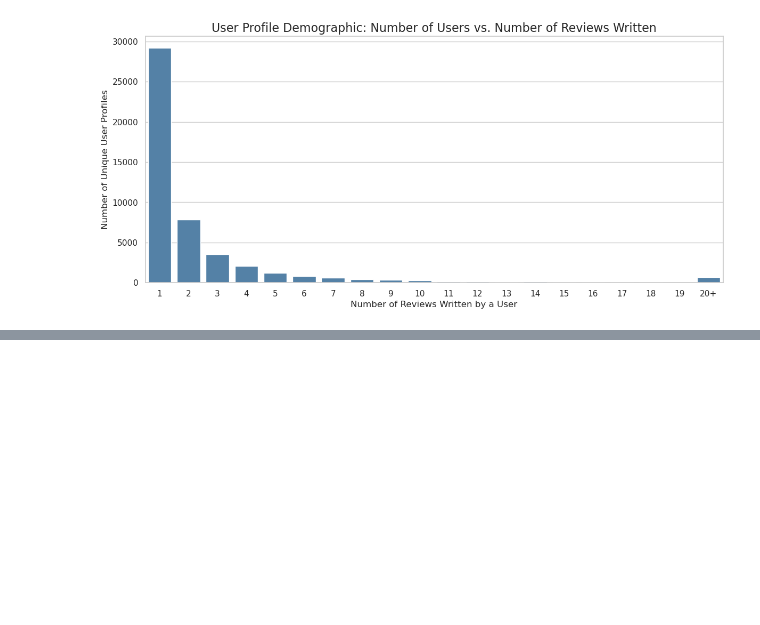
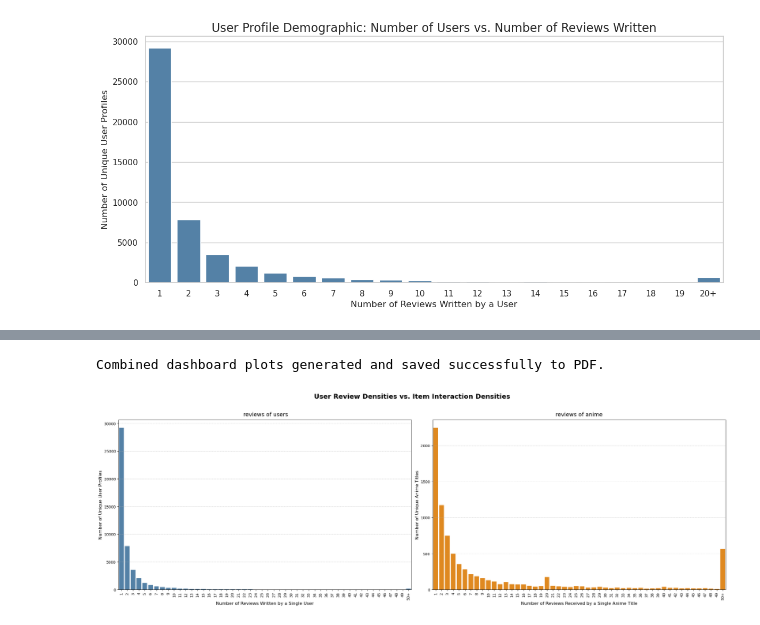
Before and after one commit to W-Vermeersch/Scalable, a Jupyter notebook: notebooks/collaboratif_plot.ipynb, the cells around one changed output, grey strips where cells are left out. Cells and saved outputs as stored; diff of their text form; code cells hidden in the pictures; blank space fills up the shorter version.

```diff
--- a/notebooks/collaboratif_plot.ipynb
+++ b/notebooks/collaboratif_plot.ipynb
@@ -173,0 +249,49 @@ Best RegParam chosen: 0.4
+# %%
+import matplotlib.pyplot as plt
+import seaborn as sns
+import os
+
+user_counts_df = start_data.groupBy("user_id").agg(F.count("anime_id").alias("review_count"))
+user_distribution = user_counts_df.groupBy("review_count").agg(F.count("user_id").alias("num_users")).toPandas()
+
+user_distribution['display_count'] = user_distribution['review_count'].apply(lambda x: str(x) if x < 50 else '50+')
+chart1_data = user_distribution.groupby('display_count')['num_users'].sum().reset_index()
+
+chart1_data['sort_key'] = chart1_data['display_count'].apply(lambda x: int(x) if x != '50+' else 999)
+chart1_data = chart1_data.sort_values('sort_key').reset_index(drop=True)
+
+anime_counts_df = start_data.groupBy("anime_id").agg(F.count("user_id").alias("review_count"))
+anime_distribution = anime_counts_df.groupBy("review_count").agg(F.count("anime_id").alias("num_animes")).toPandas()
+
+anime_distribution['display_count'] = anime_distribution['review_count'].apply(lambda x: str(x) if x < 50 else '50+')
+chart2_data = anime_distribution.groupby('display_count')['num_animes'].sum().reset_index()
+
+chart2_data['sort_key'] = chart2_data['display_count'].apply(lambda x: int(x) if x != '50+' else 999)
+chart2_data = chart2_data.sort_values('sort_key').reset_index(drop=True)
+
+fig, axes = plt.subplots(nrows=1, ncols=2, figsize=(24, 8))
+
+sns.barplot(data=chart1_data, x="display_count", y="num_users", color="steelblue", ax=axes[0])
+axes[0].set_title(" reviews of users", fontsize=15, pad=10)
+axes[0].set_xlabel("Number of Reviews Written by a Single User", fontsize=12)
+axes[0].set_ylabel("Number of Unique User Profiles", fontsize=12)
+axes[0].tick_params(axis='x', rotation=90)
+axes[0].grid(True, axis='y', linestyle='--', alpha=0.5)
+
+sns.barplot(data=chart2_data, x="display_count", y="num_animes", color="darkorange", ax=axes[1])
+axes[1].set_title("reviews of anime", fontsize=15, pad=10)
+axes[1].set_xlabel("Number of Reviews Received by a Single Anime Title", fontsize=12)
+axes[1].set_ylabel("Number of Unique Anime Titles", fontsize=12)
+axes[1].tick_params(axis='x', rotation=90)
+axes[1].grid(True, axis='y', linestyle='--', alpha=0.5)
+
+plt.suptitle("User Review Densities vs. Item Interaction Densities", fontsize=18, weight='bold', y=1.02)
+plt.tight_layout()
+
+plt.savefig("combined_sparsity_demographics.pdf", format='pdf', bbox_inches='tight')
+
+print("Combined dashboard plots generated and saved successfully to PDF.")
+plt.show()
+# %% [output]
+Combined dashboard plots generated and saved successfully to PDF.
+[figure, added]
```
Also changed, not shown: parts of 11 cells of this notebook, 11 other files.
